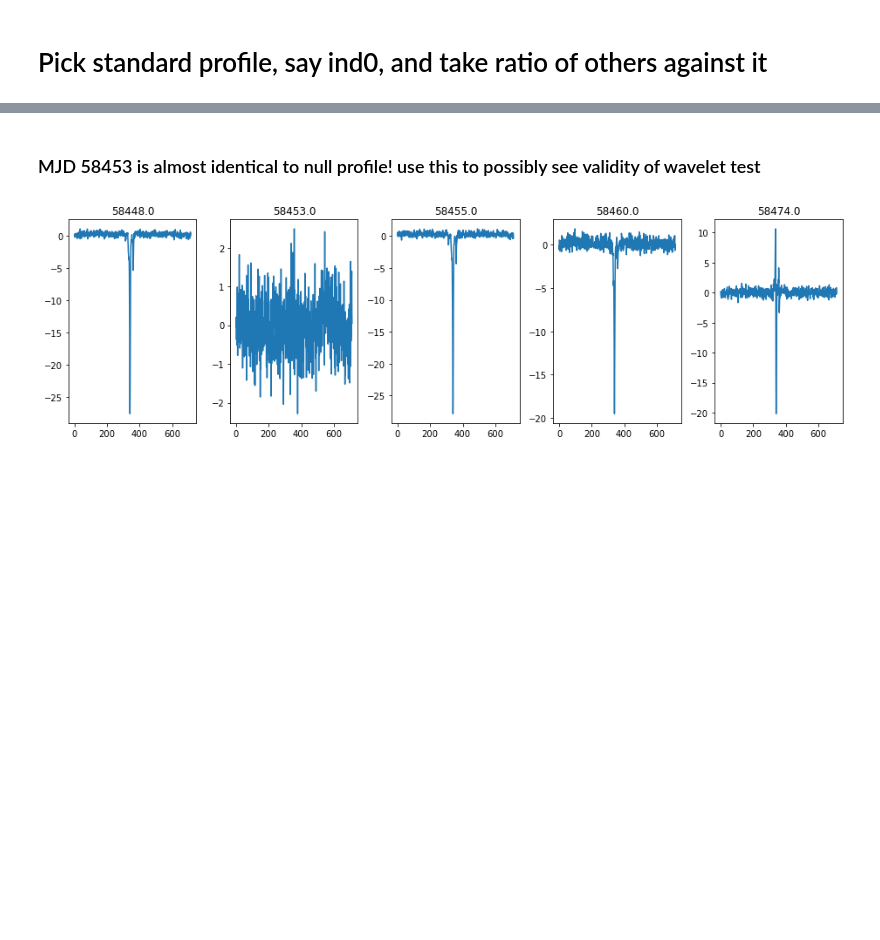
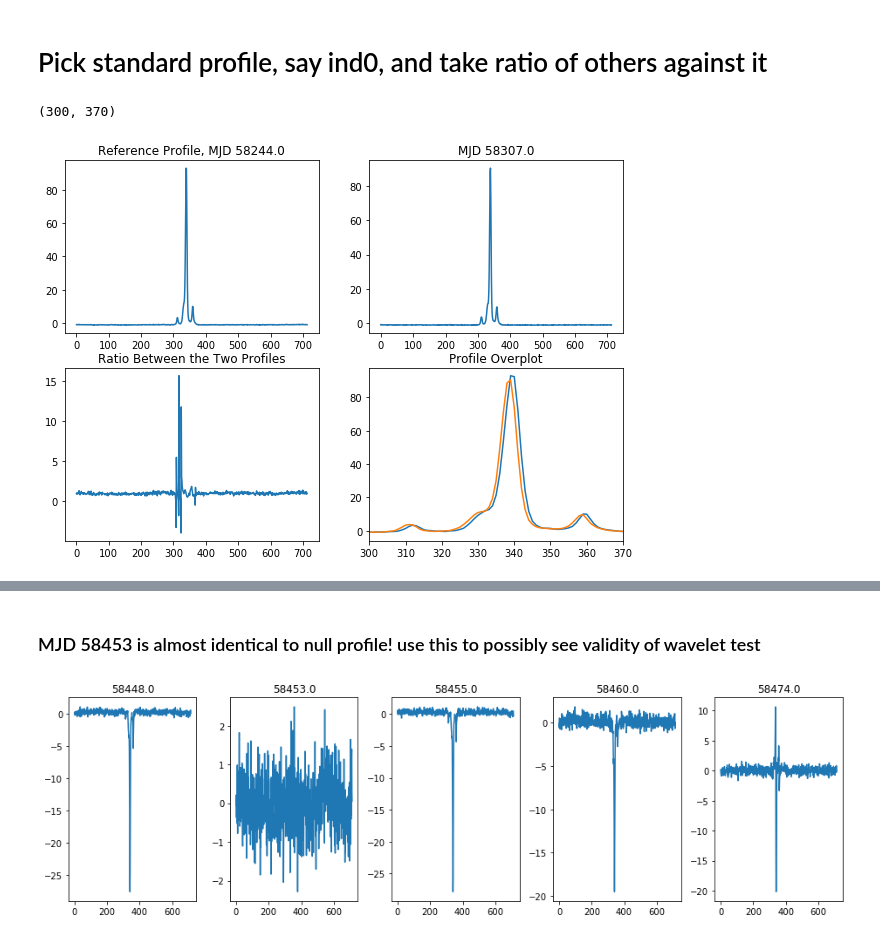
Before and after one commit to minyoungk99/IRES, a Jupyter notebook: other_notebooks/create_ratios_diffs.ipynb, the cells around one changed output, grey strips where cells are left out. Saved outputs shown, nothing was run; the diff lists cells and outputs as text; code cells hidden in the pictures; blank space fills up the shorter version.

```diff
--- a/other_notebooks/create_ratios_diffs.ipynb
+++ b/other_notebooks/create_ratios_diffs.ipynb
@@ -24 +28,23 @@ for i, val in enumerate(ratios):
+# %%
+fig = plt.figure(figsize=(10, 7))
+ax1 = fig.add_subplot(221)
+ax2 = fig.add_subplot(222)
+ax3 = fig.add_subplot(223)
+ax4 = fig.add_subplot(224)
+
+ind = np.where(mjd == 58307.)[0][0]
+
+ax1.plot(standard)
+ax2.plot(profs[ind])
+ax3.plot(ratios[ind-1])
+ax4.plot(profs[0]); ax4.plot(profs[ind])
+
+ax1.set_title("Reference Profile, MJD {}".format(mjd[0]))
+ax2.set_title("MJD {}".format(mjd[ind]))
+ax3.set_title("Ratio Between the Two Profiles")
+ax4.set_title("Profile Overplot")
+ax4.set_xlim(300,370)
+# %% [output]
+(300, 370)
+[figure, added]
 # %%
```
Also changed, not shown: parts of 7 cells of this notebook, 18 other files.
